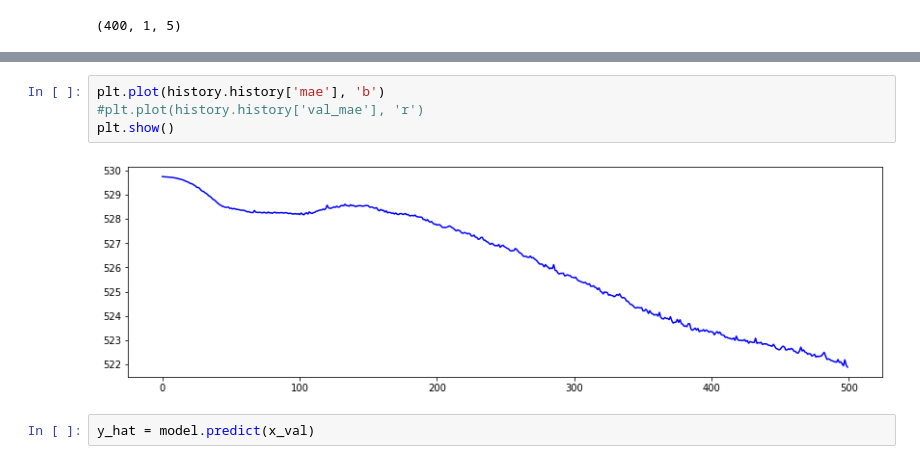
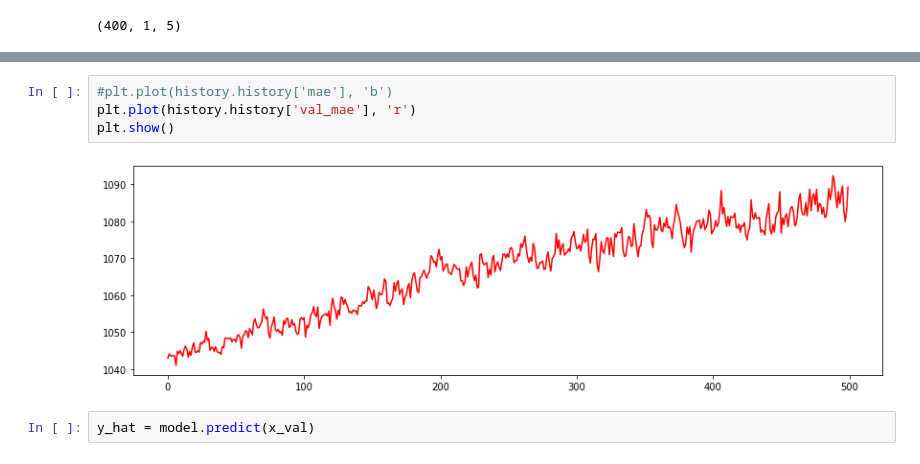
Before and after one commit to sjbaek12/sjbaek12.github.io, a Jupyter notebook: 주가예측_LSTM.ipynb, the cells around one changed output, grey strips where cells are left out. Drawn from its saved outputs; the diff is of its cells as text.

```diff
--- a/주가예측_LSTM.ipynb
+++ b/주가예측_LSTM.ipynb
@@ -280,9 +285,9 @@ plt.show()
 # %%
-plt.plot(history.history['mae'], 'b')
-#plt.plot(history.history['val_mae'], 'r')
+#plt.plot(history.history['mae'], 'b')
+plt.plot(history.history['val_mae'], 'r')
 plt.show()
 # %% [output]
-[figure, old version]
+[figure, new version]
 # %%
 y_hat = model.predict(x_val)
 # %%
```
Also changed, not shown: parts of 31 cells of this notebook.
